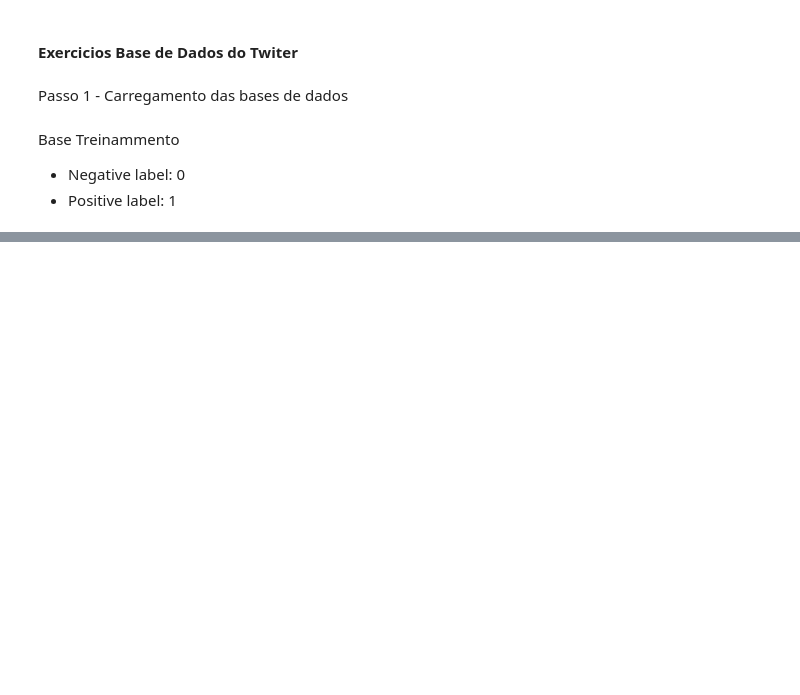
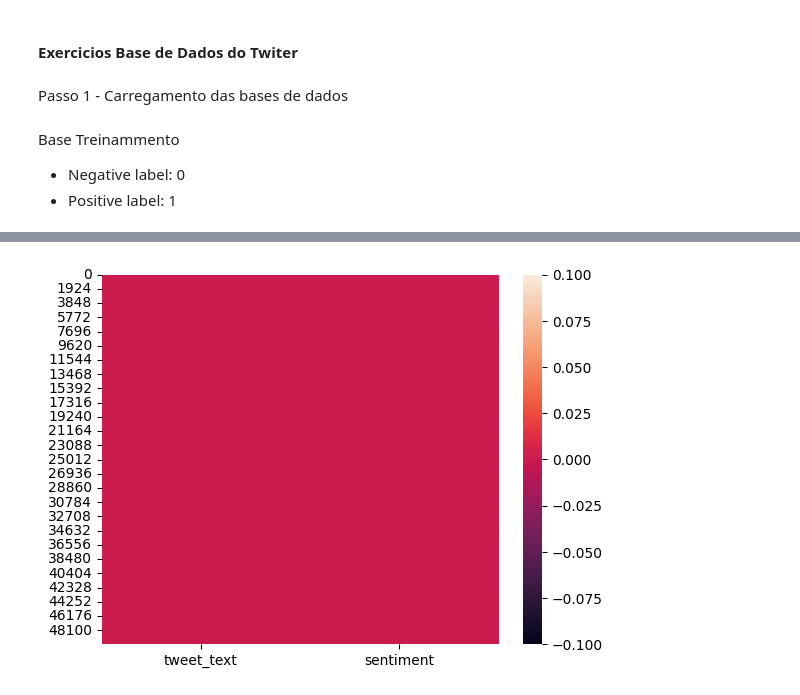
Before and after one commit to Diegoeverton/Estudo-Machine-Learning, a Jupyter notebook: PLN.ipynb, the cells around one changed output, grey strips where cells are left out. Saved outputs shown, nothing was run; the diff lists cells and outputs as text; code cells hidden in the pictures; blank space fills up the shorter version.

```diff
--- a/PLN.ipynb
+++ b/PLN.ipynb
@@ -830,0 +842,3 @@ base
+# %%
+base_treinamento = pd.read_csv('Bases de dados\Twitter\Train50.csv', delimiter = ';')
+base_treinamento.head()
@@ -830,0 +860,2 @@ base
+# %%
+base_treinamento.drop(['id', 'tweet_date', 'query_used'], axis = 1, inplace=True)
@@ -830,0 +871,4 @@ base
+# %%
+sns.heatmap(pd.isnull(base_treinamento));
+# %% [output]
+[figure, added]
```
Also changed, not shown: parts of 24 cells of this notebook, 5 other files.
